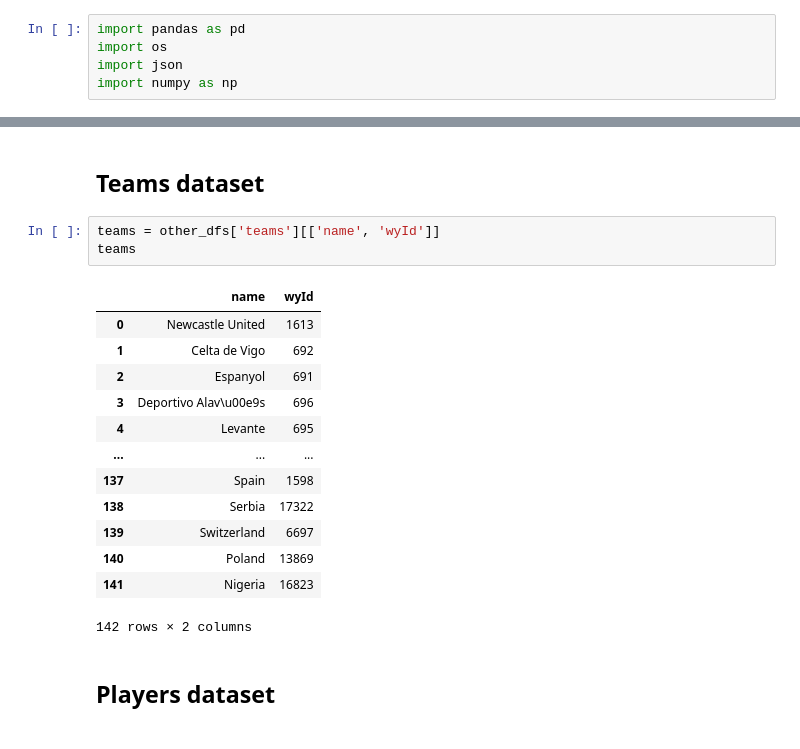
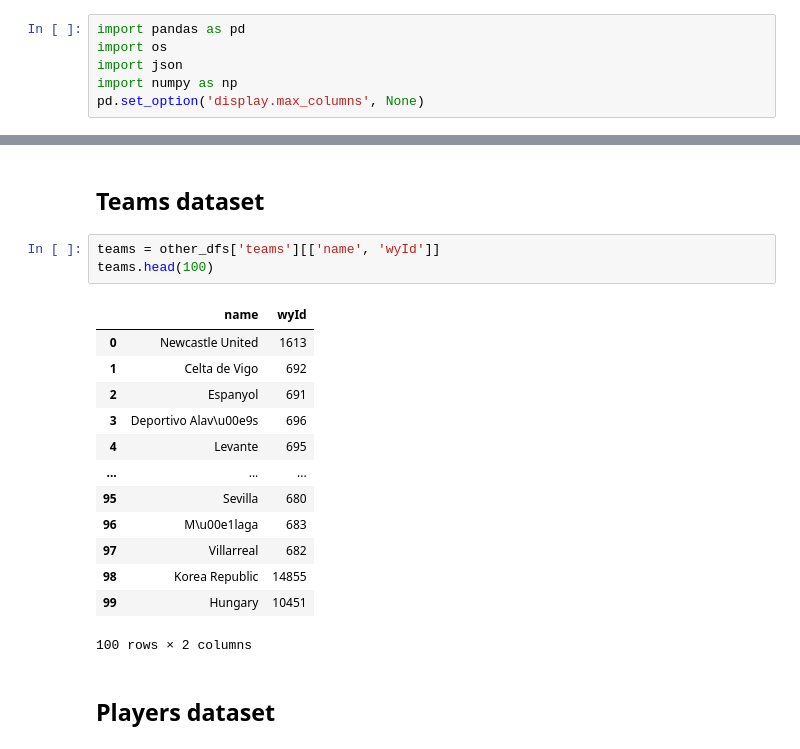
Before and after one commit to jotanavarrete/goalguru, a Jupyter notebook: notebooks/juan/soccer_paper_data_analysys.ipynb, the cells around one changed output, grey strips where cells are left out. Saved outputs shown, nothing was run; the diff lists cells and outputs as text.

```diff
--- a/notebooks/juan/soccer_paper_data_analysys.ipynb
+++ b/notebooks/juan/soccer_paper_data_analysys.ipynb
@@ -3,6 +3,7 @@ import pandas as pd
 import os
 import json
 import numpy as np
+pd.set_option('display.max_columns', None)
 # %% [markdown]
 # Load Data
 # %%
@@ -137,21 +174,21 @@ other_dfs['competitions'][['name','wyId', 'format', 'type']].head(5)
 ## Teams dataset
 # %%
 teams = other_dfs['teams'][['name', 'wyId']]
-teams
+teams.head(100)
 # %% [output]
 |  | name | wyId |
 | 0 | Newcastle United | 1613 |
 | 1 | Celta de Vigo | 692 |
 | 2 | Espanyol | 691 |
 | 3 | Deportivo Alav\u00e9s | 696 |
 | 4 | Levante | 695 |
 | ... | ... | ... |
-| 137 | Spain | 1598 |
-| 138 | Serbia | 17322 |
-| 139 | Switzerland | 6697 |
-| 140 | Poland | 13869 |
-| 141 | Nigeria | 16823 |
+| 95 | Sevilla | 680 |
+| 96 | M\u00e1laga | 683 |
+| 97 | Villarreal | 682 |
+| 98 | Korea Republic | 14855 |
+| 99 | Hungary | 10451 |
-142 rows × 2 columns
+100 rows × 2 columns
 # %% [markdown]
 ## Players dataset
 # %%
```
Also changed, not shown: parts of 33 cells of this notebook.
